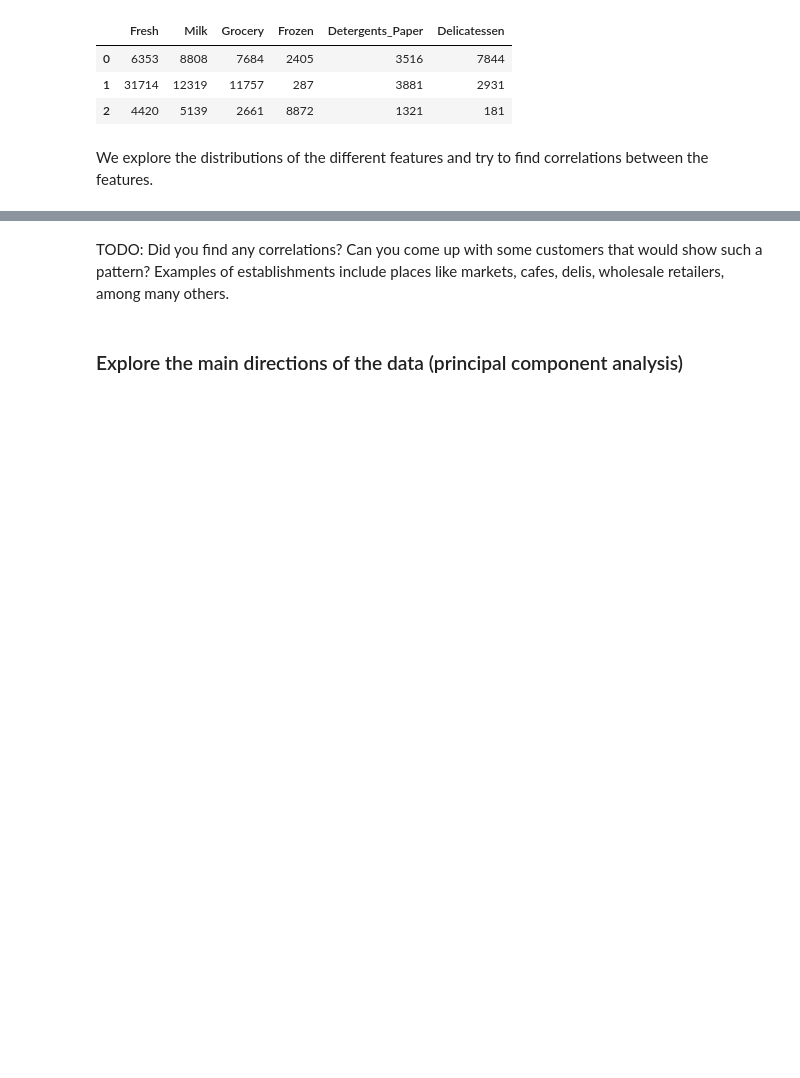
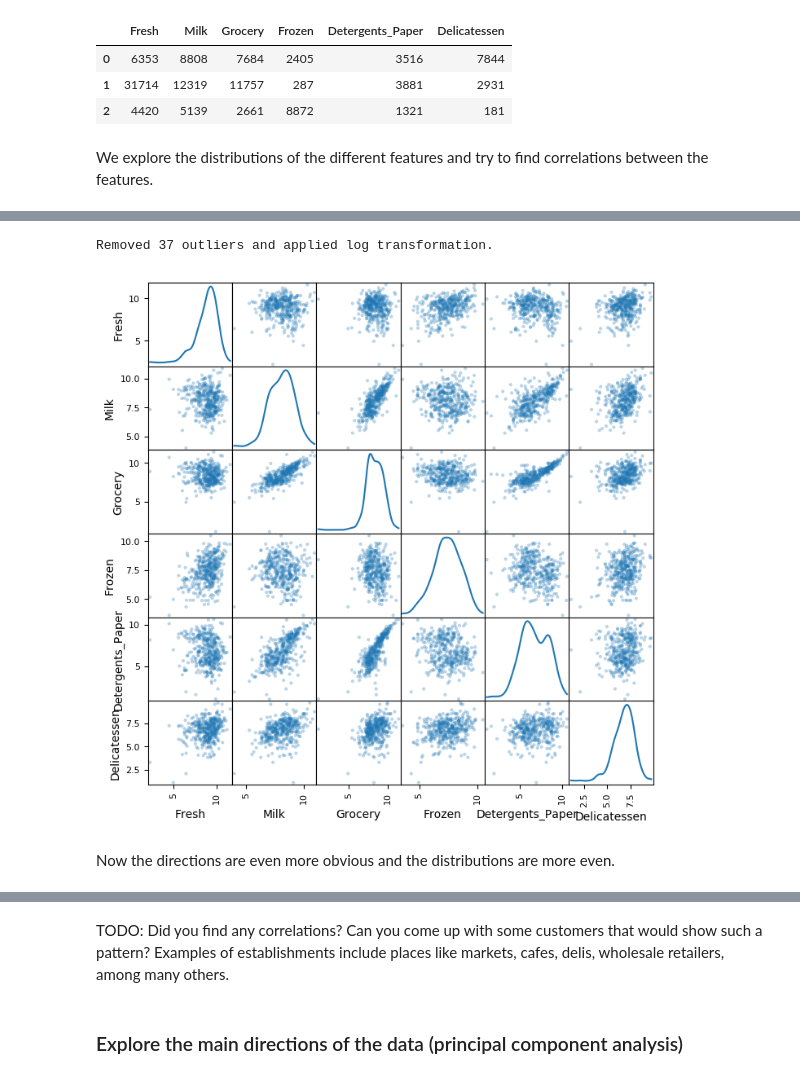
Before and after one commit to huli/academy-2018, a Jupyter notebook: clustering/clustering_customers.ipynb, the cells around one changed output, grey strips where cells are left out. Drawn from its saved outputs; the diff is of its cells as text; code cells hidden in the pictures; blank space fills up the shorter version.

```diff
--- a/clustering/clustering_customers.ipynb
+++ b/clustering/clustering_customers.ipynb
@@ -59,3 +64,15 @@ plt.show()
+# %%
+# Now we apply some preprocessing (log transformation, outlier removal)
+data, samples, outliers = prep.preprocess_data(data, samples)
+
+# And display the data again
+pd.plotting.scatter_matrix(data, alpha = 0.3, figsize = (8, 8), diagonal = 'kde')
+plt.show()
+# %% [output]
+Removed 37 outliers and applied log transformation.
+[figure, added]
+# %% [markdown]
+Now the directions are even more obvious and the distributions are more even.
 # %%
 # Plotting the correlations between the features
 ax = plt.axes()
```
Also changed, not shown: parts of 22 cells of this notebook, 2 other files.
